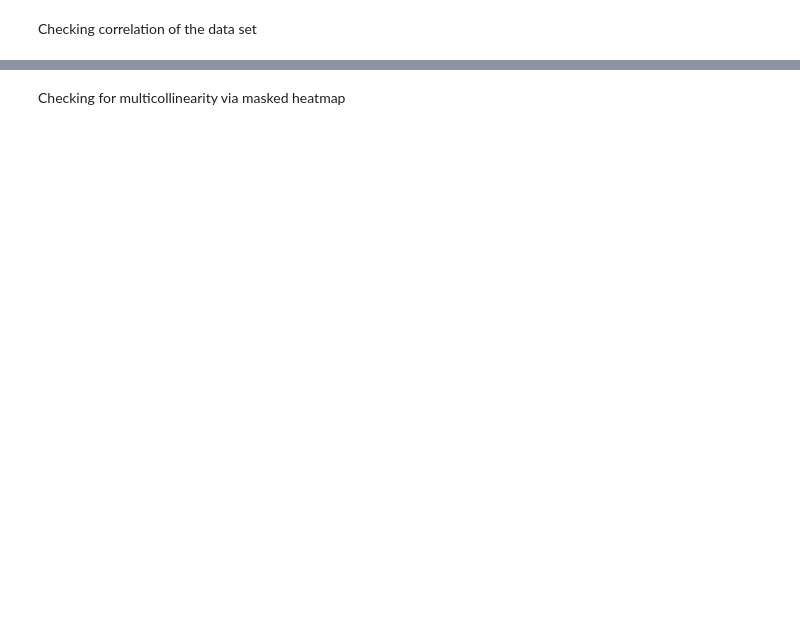
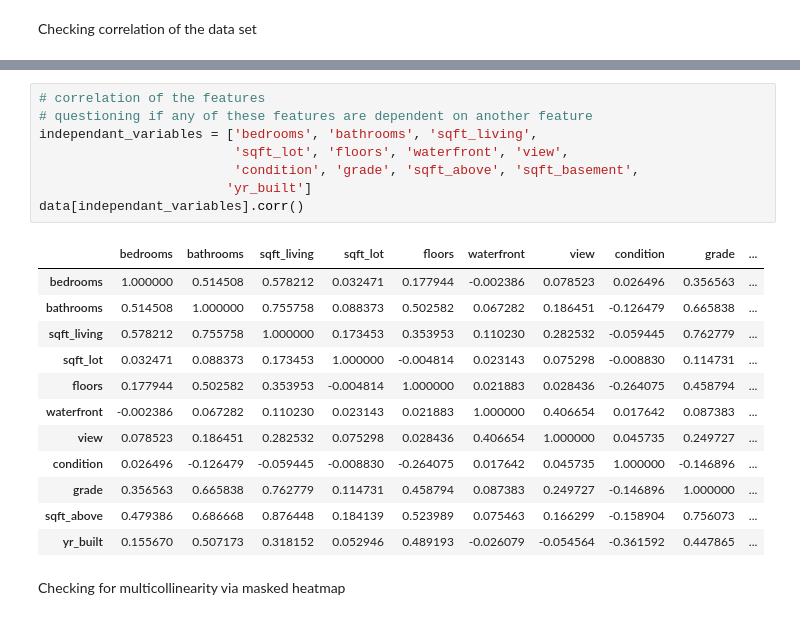
Before and after one commit to Kelvincwaters/dsc-mod-2-project-v2-1-onl01-dtsc-ft-012120, a Jupyter notebook: student.ipynb, the cells around one changed output, grey strips where cells are left out. Drawn from its saved outputs; the diff is of its cells as text; blank space fills up the shorter version.

```diff
--- a/student.ipynb
+++ b/student.ipynb
@@ -164,3 +154,24 @@ data.corr(method='pearson')
+# %%
+# correlation of the features
+# questioning if any of these features are dependent on another feature
+independant_variables = ['bedrooms', 'bathrooms', 'sqft_living',
+                         'sqft_lot', 'floors', 'waterfront', 'view',
+                         'condition', 'grade', 'sqft_above', 'sqft_basement',
+                        'yr_built']
+data[independant_variables].corr()
+# %% [output]
+|  | bedrooms | bathrooms | sqft_living | sqft_lot | floors | waterfront | view | condition | grade | ... |
+| bedrooms | 1.000000 | 0.514508 | 0.578212 | 0.032471 | 0.177944 | -0.002386 | 0.078523 | 0.026496 | 0.356563 | ... |
+| bathrooms | 0.514508 | 1.000000 | 0.755758 | 0.088373 | 0.502582 | 0.067282 | 0.186451 | -0.126479 | 0.665838 | ... |
+| sqft_living | 0.578212 | 0.755758 | 1.000000 | 0.173453 | 0.353953 | 0.110230 | 0.282532 | -0.059445 | 0.762779 | ... |
+| sqft_lot | 0.032471 | 0.088373 | 0.173453 | 1.000000 | -0.004814 | 0.023143 | 0.075298 | -0.008830 | 0.114731 | ... |
+| floors | 0.177944 | 0.502582 | 0.353953 | -0.004814 | 1.000000 | 0.021883 | 0.028436 | -0.264075 | 0.458794 | ... |
+| waterfront | -0.002386 | 0.067282 | 0.110230 | 0.023143 | 0.021883 | 1.000000 | 0.406654 | 0.017642 | 0.087383 | ... |
+| view | 0.078523 | 0.186451 | 0.282532 | 0.075298 | 0.028436 | 0.406654 | 1.000000 | 0.045735 | 0.249727 | ... |
+| condition | 0.026496 | -0.126479 | -0.059445 | -0.008830 | -0.264075 | 0.017642 | 0.045735 | 1.000000 | -0.146896 | ... |
+| grade | 0.356563 | 0.665838 | 0.762779 | 0.114731 | 0.458794 | 0.087383 | 0.249727 | -0.146896 | 1.000000 | ... |
+| sqft_above | 0.479386 | 0.686668 | 0.876448 | 0.184139 | 0.523989 | 0.075463 | 0.166299 | -0.158904 | 0.756073 | ... |
+| yr_built | 0.155670 | 0.507173 | 0.318152 | 0.052946 | 0.489193 | -0.026079 | -0.054564 | -0.361592 | 0.447865 | ... |
 # %% [markdown]
 Checking for multicollinearity via masked heatmap
 # %%
```
Also changed, not shown: parts of 23 cells of this notebook, 2 other files.
